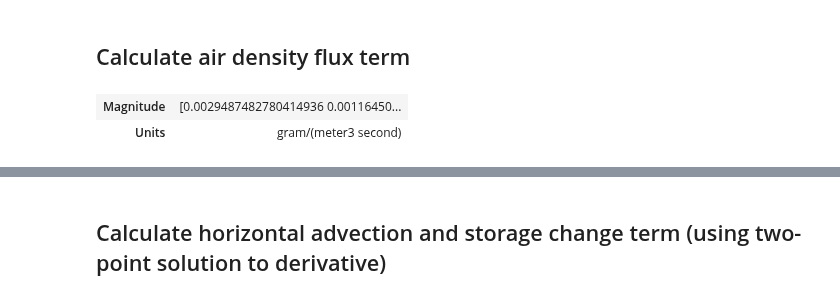
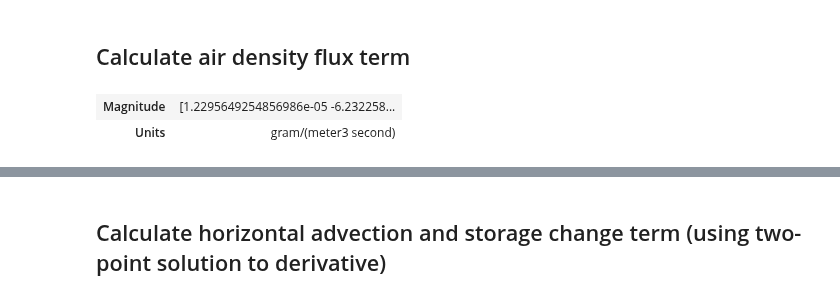
Before and after one commit to elischwat/sublimationofsnow, a Jupyter notebook: analysis/paper1/water_vapor_transport_analysis.ipynb, the cells around one changed output, grey strips where cells are left out. Cells and saved outputs as stored; diff of their text form; code cells hidden in the pictures.

```diff
--- a/analysis/paper1/water_vapor_transport_analysis.ipynb
+++ b/analysis/paper1/water_vapor_transport_analysis.ipynb
@@ -26,14 +26,15 @@ VERT_GRID_SPACING = 20
 start_date = '20221101'
 end_date = '20230619'
 
-data_start_date = '20221130'
-data_cutoff_date = '20230508'
-data_cutoff_date = '20230608'
+# data_start_date = '20221130'
+# data_cutoff_date = '20230508'
+
+data_start_date = '20221107'
+data_cutoff_date = '20230619'
 
 ## PARAMETERS FOR SOS DATA
 # streamwise coordinates
-
-sos_tidy_fn = f"tidy_df_20221101_20230619_planar_fit_multiplane_STRAIGHTUP_q7_flags9000.parquet"
+sos_tidy_fn = f"process_slow_data/tidy_df_20221101_20230619_planar_fit_multiplane_STRAIGHTUP_q7_flags9000.parquet"
 
 ## PARAMETERS FOR SPLASH DATA
 # download dir
@@ -57,7 +58,7 @@ tidy_df = pd.read_parquet(sos_tidy_fn)
 tidy_df['time'] = pd.to_datetime(tidy_df['time'])
 tidy_df = utils.modify_df_timezone(tidy_df, 'UTC', 'US/Mountain')
 # limit data to our dates of interest, based on continuous snow cover at Kettle Ponds
-
+tidy_df = tidy_df[tidy_df.time > data_start_date][tidy_df.time < data_cutoff_date]
 tidy_df = tidy_df.set_index('time').sort_index().loc[data_start_date:data_cutoff_date].reset_index()
 # %%
 print(len(tidy_df.query("variable == 'T_3m_c'").set_index('time').loc['20230301':'20230401']))
@@ -2046,36 +2045,48 @@ airdensityflux_df = tidy_df[tidy_df.variable.isin([
 
 mean_mixing_ratio = tidy_df.query(
     "measurement == 'mixing ratio'"
 ).query(
     "height >= 3"
 ).query(
     "height <= 20"
 ).groupby('time').value.mean().rename('mixingratio_mean_3to17')
 
 airdensityflux_df = airdensityflux_df.join(mean_mixing_ratio)
 
+# ALL KELVIN
+UNITS_FOR_T_MEAS = units('kelvin')
+UNITS_FOR_SH_FLUX = units("kelvin*m/s")
+airdensityflux_df['T_3m_c'] = (airdensityflux_df['T_3m_c'].values * units("degC")).to(UNITS_FOR_T_MEAS)
+airdensityflux_df['T_20m_c'] = (airdensityflux_df['T_20m_c'].values * units("degC")).to(UNITS_FOR_T_MEAS)
+
+# ALL CELSIUS
+# UNITS_FOR_T_MEAS = units('degC')
+# UNITS_FOR_SH_FLUX = units("degC*m/s")
+# airdensityflux_df['T_3m_c'] = (airdensityflux_df['T_3m_c'].values * units("degC")).to(UNITS_FOR_T_MEAS)
+# airdensityflux_df['T_20m_c'] = (airdensityflux_df['T_20m_c'].values * units("degC")).to(UNITS_FOR_T_MEAS)
+
 mu = 1/0.622
 air_density_flux = (
     (
         airdensityflux_df['mixingratio_mean_3to17'].values * units("g/g")
     ) * (
         (
-            ((airdensityflux_df['dryairdensity_20m_c'].values * units("kg/m^3")) / (airdensityflux_df['T_20m_c'].values * units("degC")))
+            ((airdensityflux_df['dryairdensity_20m_c'].values * units("kg/m^3")) / (airdensityflux_df['T_20m_c'].values * UNITS_FOR_T_MEAS))
             * (1 + mu * (airdensityflux_df['mixingratio_20m_c'].values * units("g/g")))
-            * (airdensityflux_df['w_tc__20m_c'].values * units("degC*m/s")) + mu*(airdensityflux_df['w_h2o__20m_c'].values * units("g/m^2/s"))
+            * (airdensityflux_df['w_tc__20m_c'].values * UNITS_FOR_SH_FLUX) + mu*(airdensityflux_df['w_h2o__20m_c'].values * units("g/m^2/s"))
         )
         -
         (
-            ((airdensityflux_df['dryairdensity_3m_c'].values * units("kg/m^3")) / (airdensityflux_df['T_3m_c'].values * units("degC")))
+            ((airdensityflux_df['dryairdensity_3m_c'].values * units("kg/m^3")) / (airdensityflux_df['T_3m_c'].values * UNITS_FOR_T_MEAS))
             * (1 + mu * (airdensityflux_df['mixingratio_3m_c'].values * units("g/g")))
-            * (airdensityflux_df['w_tc__3m_c'].values * units("degC*m/s")) + mu*(airdensityflux_df['w_h2o__3m_c'].values * units("g/m^2/s"))
+            * (airdensityflux_df['w_tc__3m_c'].values * UNITS_FOR_SH_FLUX) + mu*(airdensityflux_df['w_h2o__3m_c'].values * units("g/m^2/s"))
         )
 
     ) / (17 * units('m'))
 ).to(units('g/m^3/s'))
 
 airdensityflux_df['air_density_flux'] = air_density_flux
 air_density_flux
 # %% [output]
-| Magnitude | [0.0029487482780414936 0.00116450... |
+| Magnitude | [1.2295649254856986e-05 -6.232258... |
 | Units | gram/(meter3 second) |
```
Also changed, not shown: parts of 56 cells of this notebook, 8 other files.
